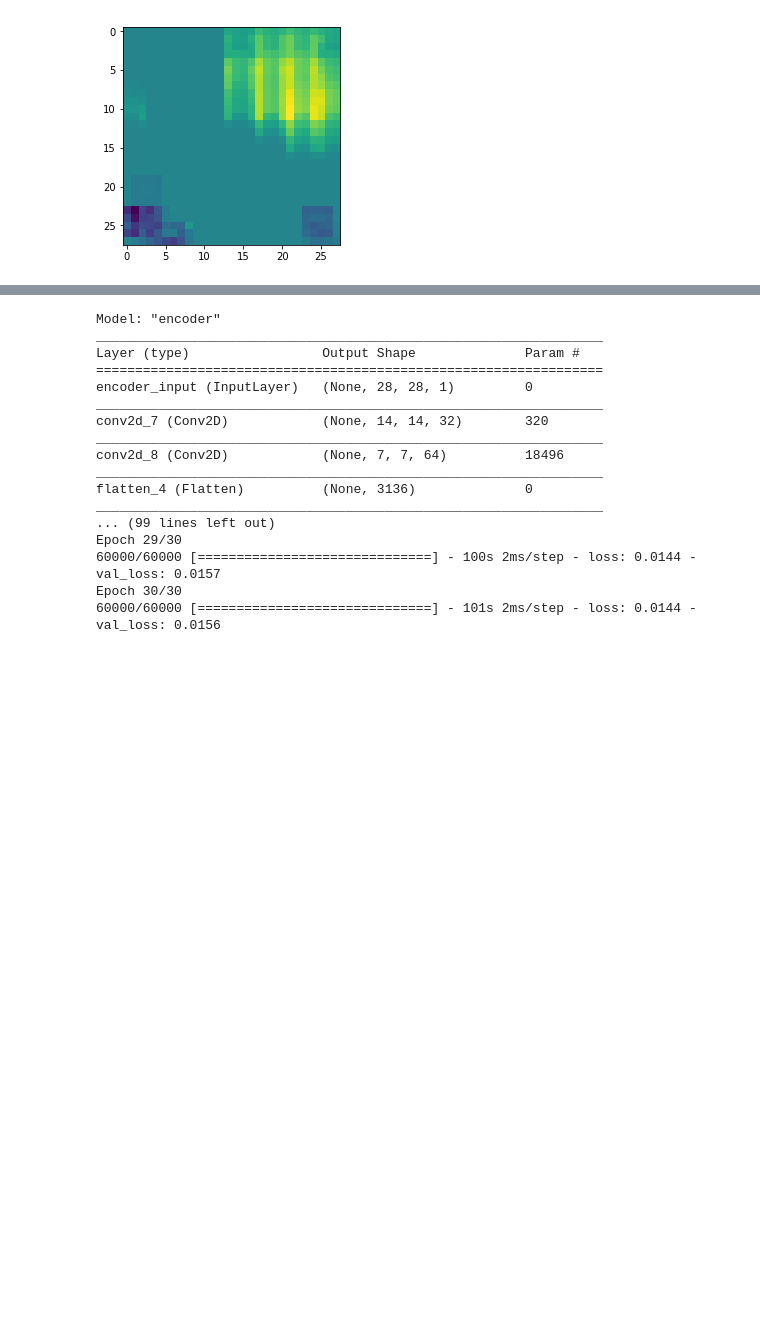
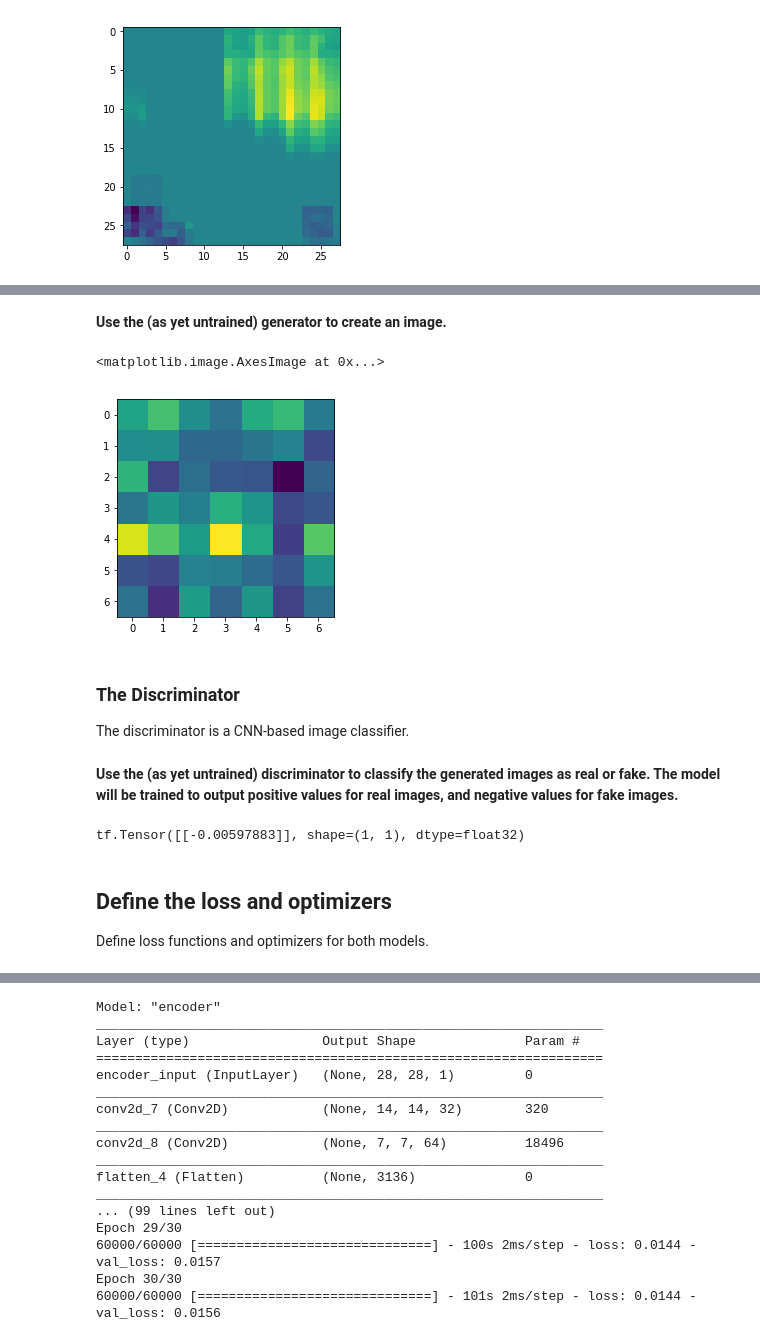
Before and after one commit to rishistyping/DEDOMENA, a Jupyter notebook: DEDOMENA.ipynb, the cells around one changed output, grey strips where cells are left out. Saved outputs shown, nothing was run; the diff lists cells and outputs as text; code cells hidden in the pictures; blank space fills up the shorter version.

```diff
--- a/DEDOMENA.ipynb
+++ b/DEDOMENA.ipynb
@@ -828,0 +1077,42 @@ pyplot.imshow(
+# %%
+# Create generator
+
+def make_generator_model():
+    model = tf.keras.Sequential()
+    model.add(layers.Dense(7*7*256, use_bias=False, input_shape=(100,)))
+    model.add(layers.BatchNormalization())
+    model.add(layers.LeakyReLU())
+
+    model.add(layers.Reshape((7, 7, 256)))
+    assert model.output_shape == (None, 7, 7, 256) # Note: None is the batch size
+
+    model.add(layers.Conv2DTranspose(128, (5, 5), strides=(1, 1), padding='same', use_bias=False))
+    assert model.output_shape == (None, 7, 7, 128)
+    model.add(layers.BatchNormalization())
+    model.add(layers.LeakyReLU())
+
+    model.add(layers.Conv2DTranspose(64, (5, 5), strides=(1, 1), padding='same', use_bias=False))
+    assert model.output_shape == (None, 7, 7, 64)
+    model.add(layers.BatchNormalization())
+    model.add(layers.LeakyReLU())
+
+    model.add(layers.Conv2DTranspose(1, (5, 5), strides=(1, 1), padding='same', use_bias=False, activation='tanh'))
+    assert model.output_shape == (None, 7, 7, 1)
+
+    return model
+# %% [markdown]
+**Use the (as yet untrained) generator to create an image.**
+# %%
+generator = make_generator_model()
+
+noise = tf.random.normal([1, 100])
+generated_image = generator(noise, training=False)
+
+plt.imshow(generated_image[0, :, :, 0])
+# %% [output]
+<matplotlib.image.AxesImage at 0x...>
+[figure, added]
+# %% [markdown]
+### The Discriminator
+
+The discriminator is a CNN-based image classifier.
@@ -828,0 +1137,12 @@ pyplot.imshow(
+# %% [markdown]
+**Use the (as yet untrained) discriminator to classify the generated images as real or fake. The model will be trained to output positive values for real images, and negative values for fake images.**
+# %%
+discriminator = make_discriminator_model()
+decision = discriminator(generated_image)
+print (decision)
+# %% [output]
+tf.Tensor([[-0.00597883]], shape=(1, 1), dtype=float32)
+# %% [markdown]
+## Define the loss and optimizers
+
+Define loss functions and optimizers for both models.
```
Also changed, not shown: parts of 59 cells of this notebook, 1 other file.
